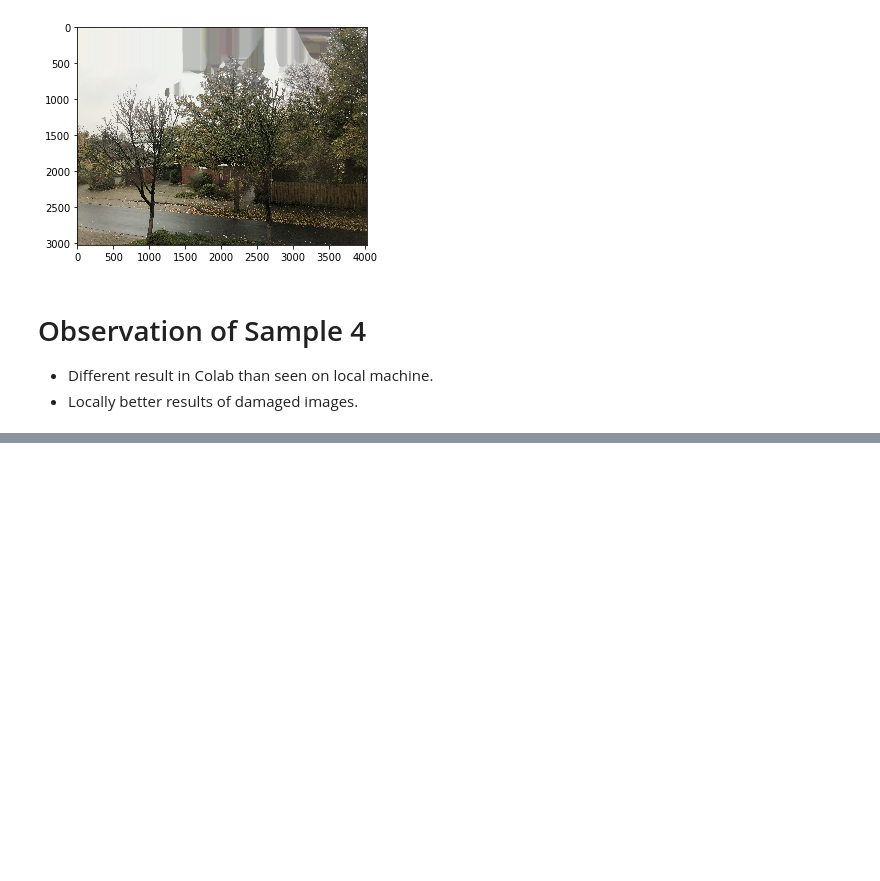
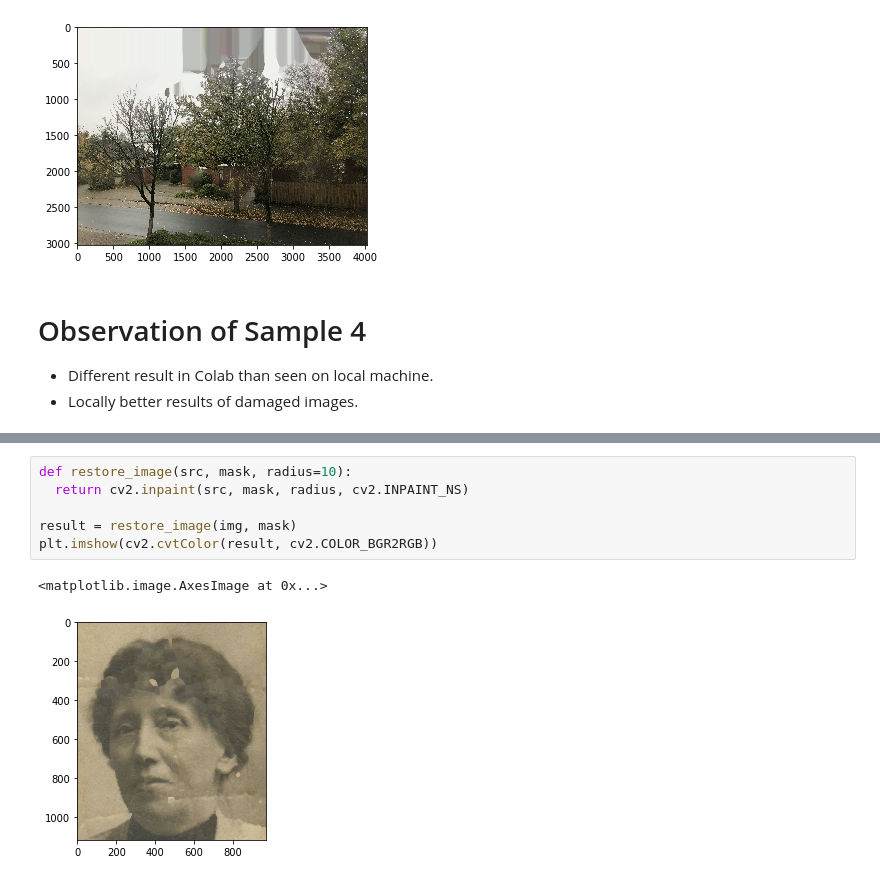
Before and after one commit to uol-mediaprocessing-201920/group-projects-image-restauration, a Jupyter notebook: main.ipynb, the cells around one changed output, grey strips where cells are left out. Drawn from its saved outputs; the diff is of its cells as text; blank space fills up the shorter version.

```diff
--- a/main.ipynb
+++ b/main.ipynb
@@ -219,0 +248,9 @@ plt.imshow(cv2.cvtColor(result, cv2.COLOR_BGR2RGB))
+# %%
+def restore_image(src, mask, radius=10):
+  return cv2.inpaint(src, mask, radius, cv2.INPAINT_NS)
+
+result = restore_image(img, mask)
+plt.imshow(cv2.cvtColor(result, cv2.COLOR_BGR2RGB))
+# %% [output]
+<matplotlib.image.AxesImage at 0x...>
+[figure, added]
```
Also changed, not shown: parts of 5 cells of this notebook.
